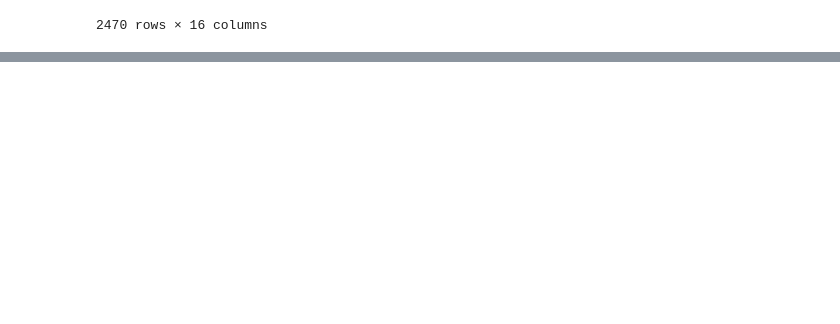
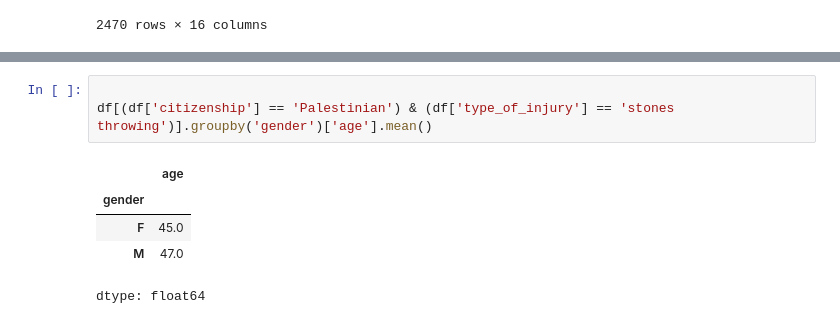
Before and after one commit to Saifullah785/Machine_Learning_Projects, a Jupyter notebook: Project_04_Isreal_and_Palestine_Fatalities_Analysis/Project_04_Isreal_and_Palestine_Fatalities_Analysis.ipynb, the cells around one changed output, grey strips where cells are left out. Cells and saved outputs as stored; diff of their text form; blank space fills up the shorter version.

```diff
--- a/Project_04_Isreal_and_Palestine_Fatalities_Analysis/Project_04_Isreal_and_Palestine_Fatalities_Analysis.ipynb
+++ b/Project_04_Isreal_and_Palestine_Fatalities_Analysis/Project_04_Isreal_and_Palestine_Fatalities_Analysis.ipynb
@@ -175,0 +191,9 @@ df[(df['event_location_region']=='West Bank') & (df['type_of_injury']=='gunfire'
+# %%
+
+df[(df['citizenship'] == 'Palestinian') & (df['type_of_injury'] == 'stones throwing')].groupby('gender')['age'].mean()
+# %% [output]
+|  | age |
+| gender |  |
+| F | 45.0 |
+| M | 47.0 |
+dtype: float64
```
Also changed, not shown: parts of 10 cells of this notebook.
